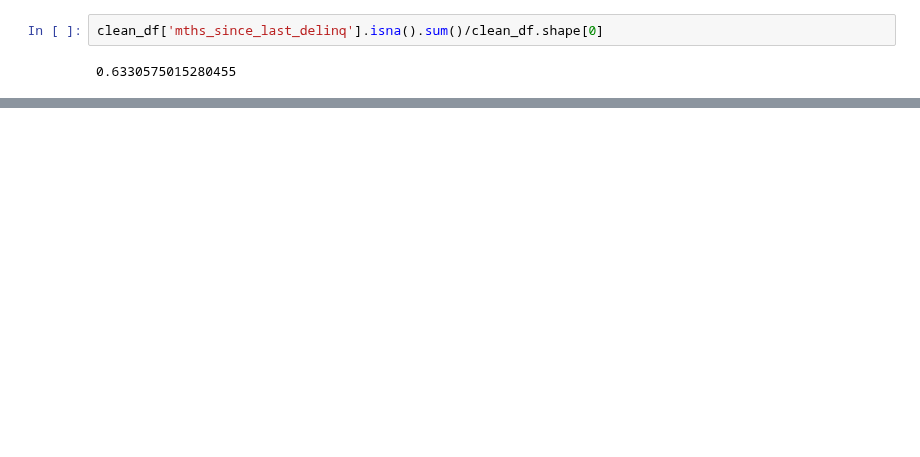
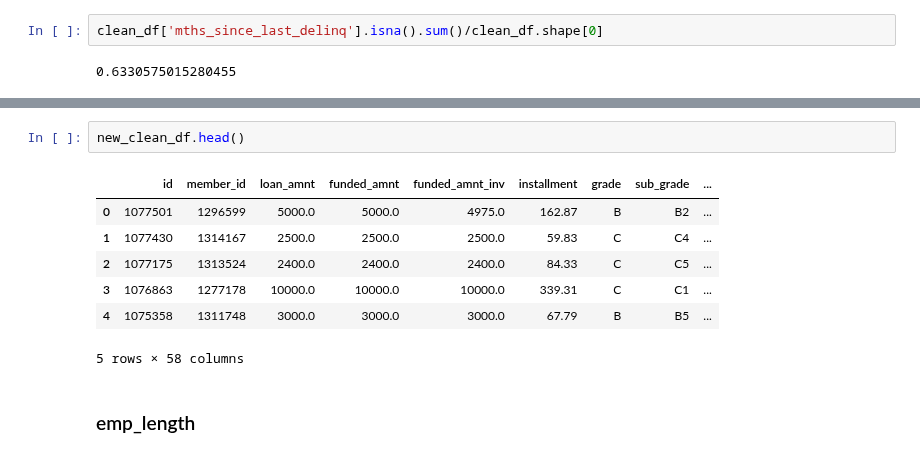
Before and after one commit to imvdharmesh/lending-market-club, a Jupyter notebook: lending_club_loans.ipynb, the cells around one changed output, grey strips where cells are left out. Cells and saved outputs as stored; diff of their text form; blank space fills up the shorter version.

```diff
--- a/lending_club_loans.ipynb
+++ b/lending_club_loans.ipynb
@@ -324,0 +631,12 @@ clean_df
+# %%
+new_clean_df.head()
+# %% [output]
+|  | id | member_id | loan_amnt | funded_amnt | funded_amnt_inv | installment | grade | sub_grade | ... |
+| 0 | 1077501 | 1296599 | 5000.0 | 5000.0 | 4975.0 | 162.87 | B | B2 | ... |
+| 1 | 1077430 | 1314167 | 2500.0 | 2500.0 | 2500.0 | 59.83 | C | C4 | ... |
+| 2 | 1077175 | 1313524 | 2400.0 | 2400.0 | 2400.0 | 84.33 | C | C5 | ... |
+| 3 | 1076863 | 1277178 | 10000.0 | 10000.0 | 10000.0 | 339.31 | C | C1 | ... |
+| 4 | 1075358 | 1311748 | 3000.0 | 3000.0 | 3000.0 | 67.79 | B | B5 | ... |
+5 rows × 58 columns
+# %% [markdown]
+### emp_length
```
Also changed, not shown: parts of 108 cells of this notebook.
